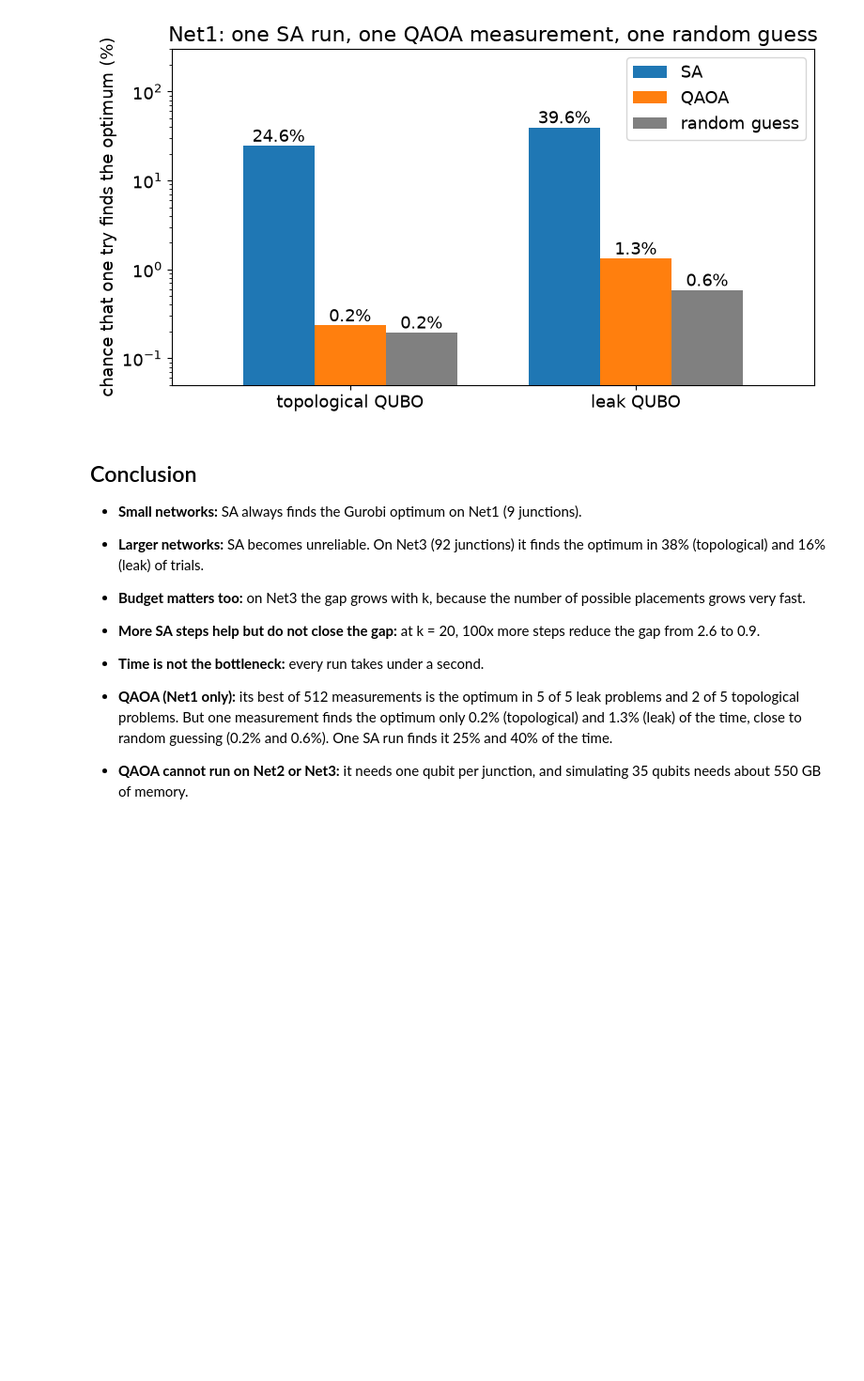
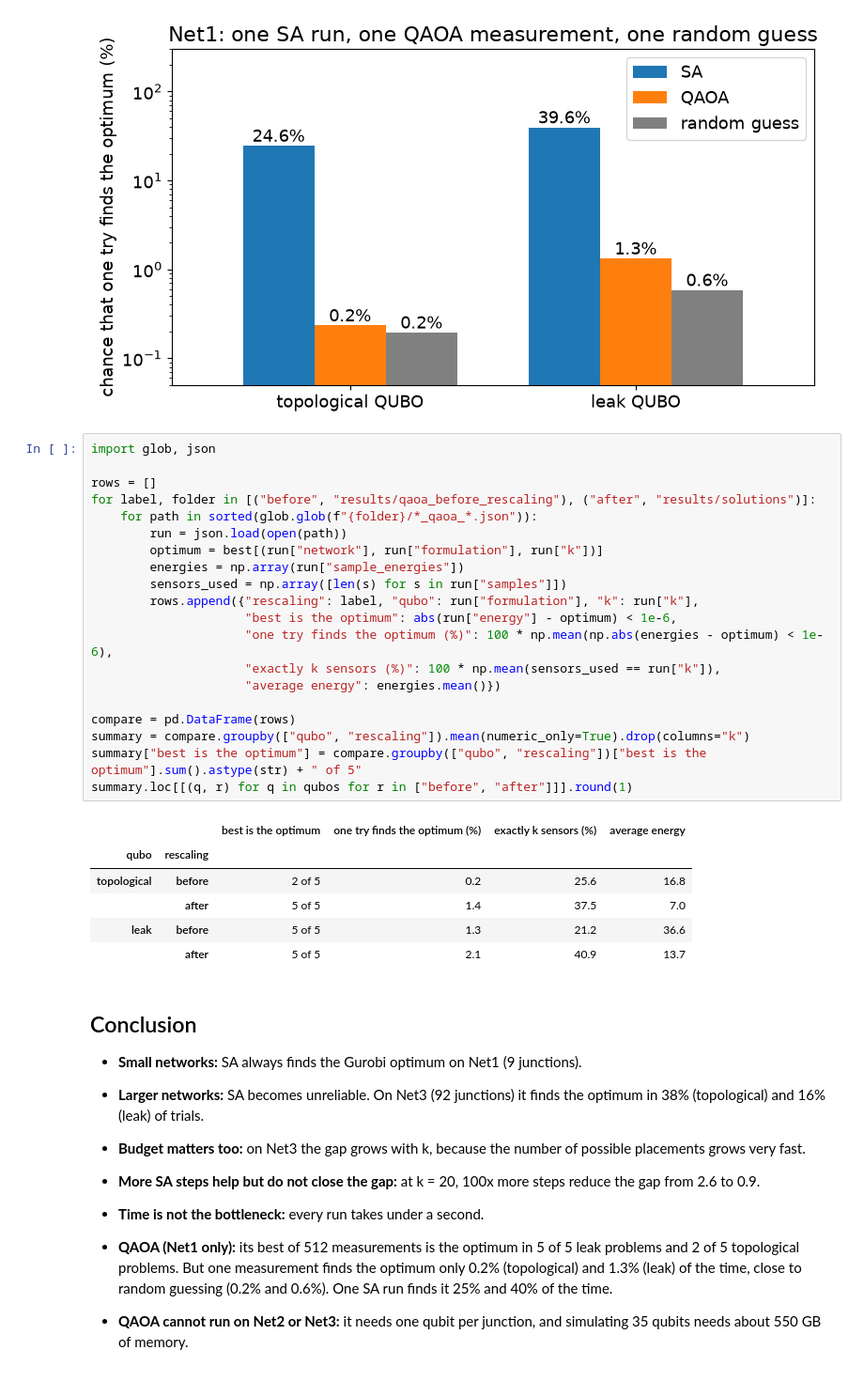
Before and after one commit to hamda-alh/wdn-sensor-qubo, a Jupyter notebook: notebooks/scalability.ipynb, the cells around one changed output. Shown at 94% size. Saved outputs shown, nothing was run; the diff lists cells and outputs as text; blank space fills up the shorter version.

Commit message:
QAOA rescaled results

```diff
--- a/notebooks/scalability.ipynb
+++ b/notebooks/scalability.ipynb
@@ -288,6 +288,33 @@ plt.tight_layout()
 plt.savefig("results/figures/qaoa_one_try.png", dpi=200)
 # %% [output]
 [figure]
+# %%
+import glob, json
+
+rows = []
+for label, folder in [("before", "results/qaoa_before_rescaling"), ("after", "results/solutions")]:
+    for path in sorted(glob.glob(f"{folder}/*_qaoa_*.json")):
+        run = json.load(open(path))
+        optimum = best[(run["network"], run["formulation"], run["k"])]
+        energies = np.array(run["sample_energies"])
+        sensors_used = np.array([len(s) for s in run["samples"]])
+        rows.append({"rescaling": label, "qubo": run["formulation"], "k": run["k"],
+                     "best is the optimum": abs(run["energy"] - optimum) < 1e-6,
+                     "one try finds the optimum (%)": 100 * np.mean(np.abs(energies - optimum) < 1e-6),
+                     "exactly k sensors (%)": 100 * np.mean(sensors_used == run["k"]),
+                     "average energy": energies.mean()})
+
+compare = pd.DataFrame(rows)
+summary = compare.groupby(["qubo", "rescaling"]).mean(numeric_only=True).drop(columns="k")
+summary["best is the optimum"] = compare.groupby(["qubo", "rescaling"])["best is the optimum"].sum().astype(str) + " of 5"
+summary.loc[[(q, r) for q in qubos for r in ["before", "after"]]].round(1)
+# %% [output]
+|  |  | best is the optimum | one try finds the optimum (%) | exactly k sensors (%) | average energy |
+| qubo | rescaling |  |  |  |  |
+| topological | before | 2 of 5 | 0.2 | 25.6 | 16.8 |
+|  | after | 5 of 5 | 1.4 | 37.5 | 7.0 |
+| leak | before | 5 of 5 | 1.3 | 21.2 | 36.6 |
+|  | after | 5 of 5 | 2.1 | 40.9 | 13.7 |
 # %% [markdown]
 ## Conclusion
 
```
